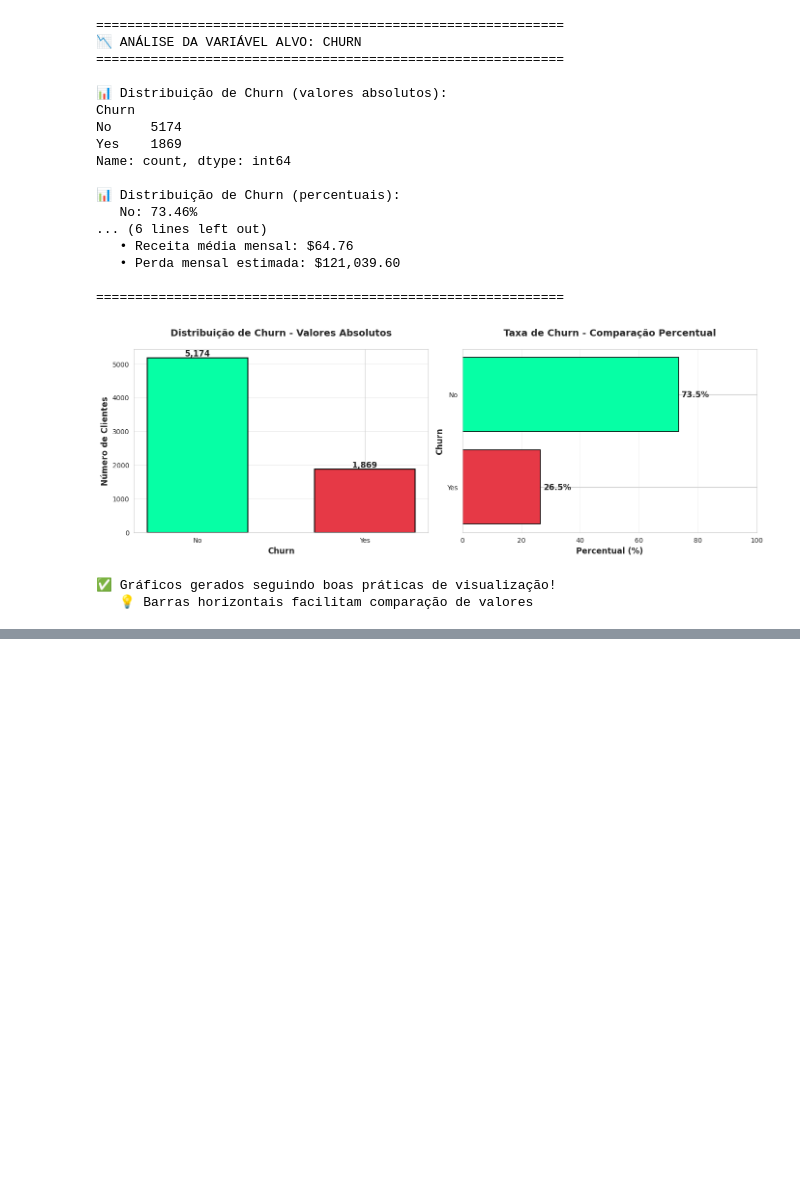
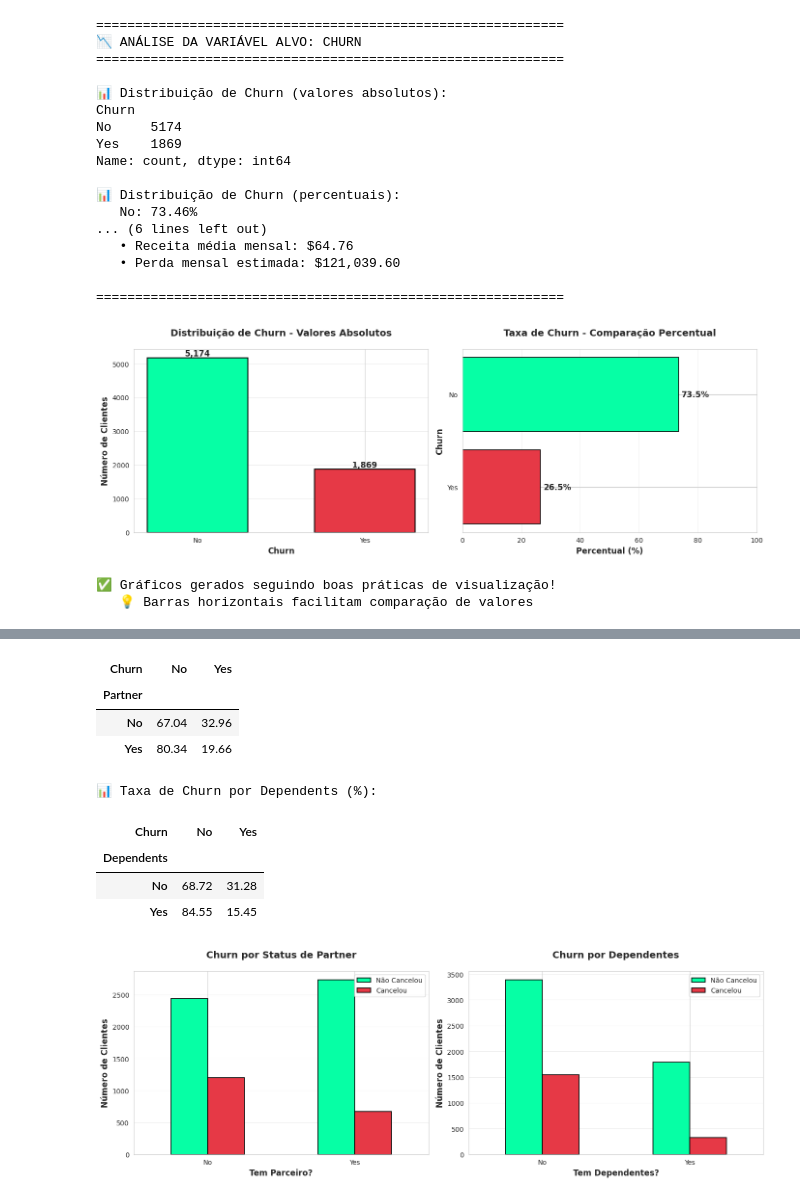
Before and after one commit to thedrads/telecomx-churn-analysis, a Jupyter notebook: analise_churn_telecom.ipynb, the cells around one changed output, grey strips where cells are left out. Cells and saved outputs as stored; diff of their text form; code cells hidden in the pictures; blank space fills up the shorter version.

```diff
--- a/analise_churn_telecom.ipynb
+++ b/analise_churn_telecom.ipynb
@@ -1724,0 +1826,69 @@ Name: count, dtype: int64
+# %%
+# ====================================================================
+# 👨‍👩‍👧 ANÁLISE DEMOGRÁFICA: CHURN POR ESTRUTURA FAMILIAR
+# ====================================================================
+
+print("="*60)
+print("👨‍👩‍👧 ANÁLISE: CHURN POR ESTRUTURA FAMILIAR")
+print("="*60)
+
+# Análise por Partner
+churn_partner = pd.crosstab(df_clean['Partner'], df_clean['Churn'], normalize='index') * 100
+print("\n📊 Taxa de Churn por Partner (%):")
+display(churn_partner.round(2))
+
+# Análise por Dependents
+churn_dependents = pd.crosstab(df_clean['Dependents'], df_clean['Churn'], normalize='index') * 100
+print("\n📊 Taxa de Churn por Dependents (%):")
+display(churn_dependents.round(2))
+
+# ====================================================================
+# 📊 VISUALIZAÇÃO: CHURN POR FAMÍLIA
+# ====================================================================
+
+fig, axes = plt.subplots(1, 2, figsize=(14, 5))
+
+# Subplot 1: Partner
+ax1 = axes[0]
+churn_partner_abs = pd.crosstab(df_clean['Partner'], df_clean['Churn'])
+churn_partner_abs.plot(kind='bar', ax=ax1, color=[COLORS['churn_no'], COLORS['churn_yes']],
+                        edgecolor='black', linewidth=1.2)
+ax1.set_xlabel('Tem Parceiro?', fontsize=12, fontweight='bold')
+ax1.set_ylabel('Número de Clientes', fontsize=12, fontweight='bold')
+ax1.set_title('Churn por Status de Partner', fontsize=14, fontweight='bold', pad=20)
+ax1.legend(['Não Cancelou', 'Cancelou'], loc='upper right')
+ax1.set_xticklabels(ax1.get_xticklabels(), rotation=0)
+ax1.grid(axis='y', alpha=0.3)
+
+# Subplot 2: Dependents
+ax2 = axes[1]
+churn_dependents_abs = pd.crosstab(df_clean['Dependents'], df_clean['Churn'])
+churn_dependents_abs.plot(kind='bar', ax=ax2, color=[COLORS['churn_no'], COLORS['churn_yes']],
+                           edgecolor='black', linewidth=1.2)
+ax2.set_xlabel('Tem Dependentes?', fontsize=12, fontweight='bold')
+ax2.set_ylabel('Número de Clientes', fontsize=12, fontweight='bold')
+ax2.set_title('Churn por Dependentes', fontsize=14, fontweight='bold', pad=20)
+ax2.legend(['Não Cancelou', 'Cancelou'], loc='upper right')
+ax2.set_xticklabels(ax2.get_xticklabels(), rotation=0)
+ax2.grid(axis='y', alpha=0.3)
+
+plt.tight_layout()
+plt.show()
+
+# Análise textual
+print("\n💡 INSIGHT:")
+print(f"   Partner:")
+print(f"   • Com parceiro: {churn_partner.loc['Yes', 'Yes']:.1f}% churn")
+print(f"   • Sem parceiro: {churn_partner.loc['No', 'Yes']:.1f}% churn")
+print(f"   • Diferença: {abs(churn_partner.loc['No', 'Yes'] - churn_partner.loc['Yes', 'Yes']):.1f}pp")
+
+print(f"\n   Dependentes:")
+print(f"   • Com dependentes: {churn_dependents.loc['Yes', 'Yes']:.1f}% churn")
+print(f"   • Sem dependentes: {churn_dependents.loc['No', 'Yes']:.1f}% churn")
+print(f"   • Diferença: {abs(churn_dependents.loc['No', 'Yes'] - churn_dependents.loc['Yes', 'Yes']):.1f}pp")
+
+print(f"\n   ➡️ PADRÃO: Clientes com vínculos familiares cancelam MENOS")
+print(f"   ➡️ Ação: Oferecer planos familiares com desconto")
+
+print("="*60)
+# %% [output]
@@ -1724,0 +1900,10 @@ Name: count, dtype: int64
+| Churn | No | Yes |
+| Partner |  |  |
+| No | 67.04 | 32.96 |
+| Yes | 80.34 | 19.66 |
+📊 Taxa de Churn por Dependents (%):
+| Churn | No | Yes |
+| Dependents |  |  |
+| No | 68.72 | 31.28 |
+| Yes | 84.55 | 15.45 |
+[figure, added]
```
Also changed, not shown: parts of 10 cells of this notebook.
